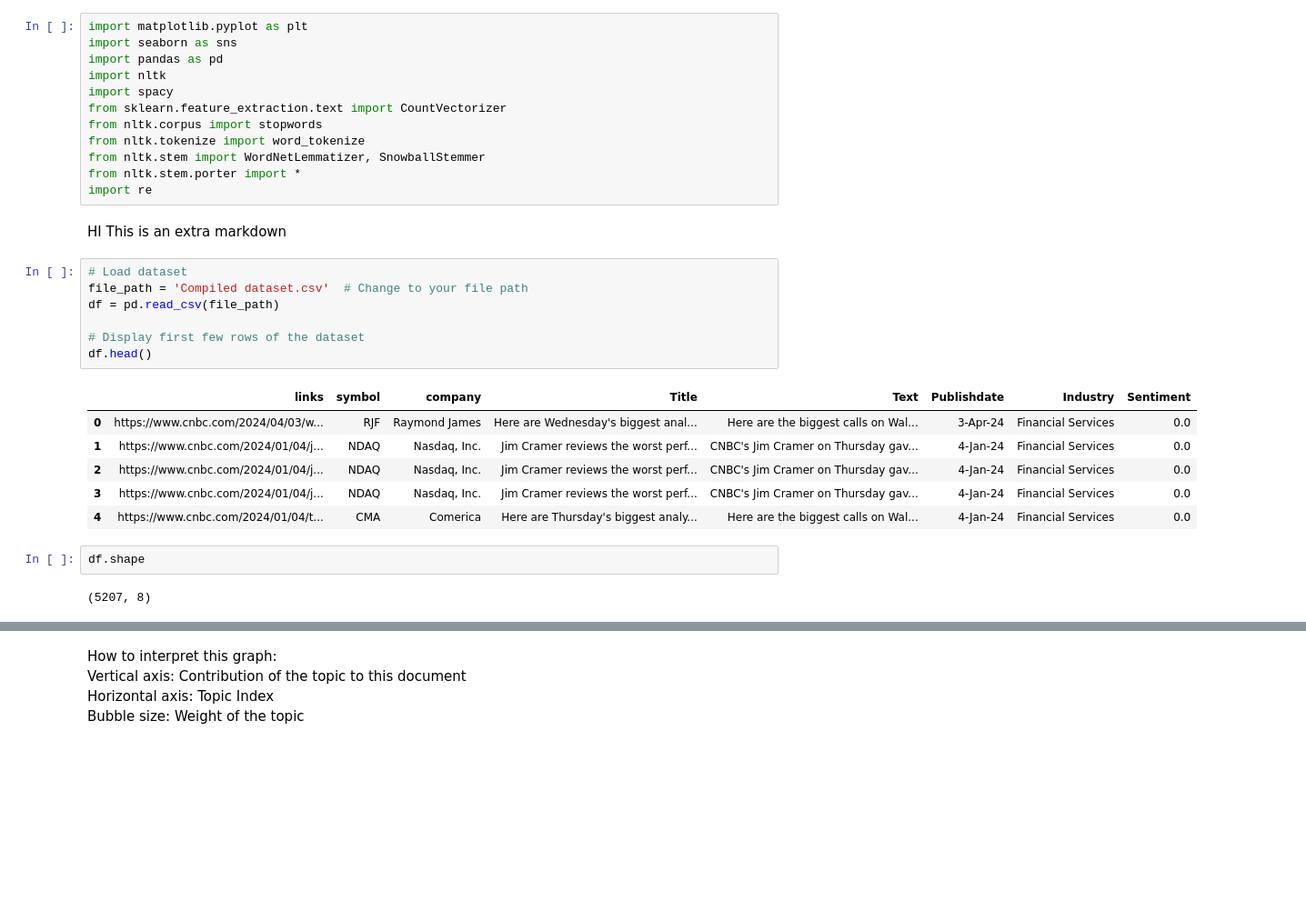
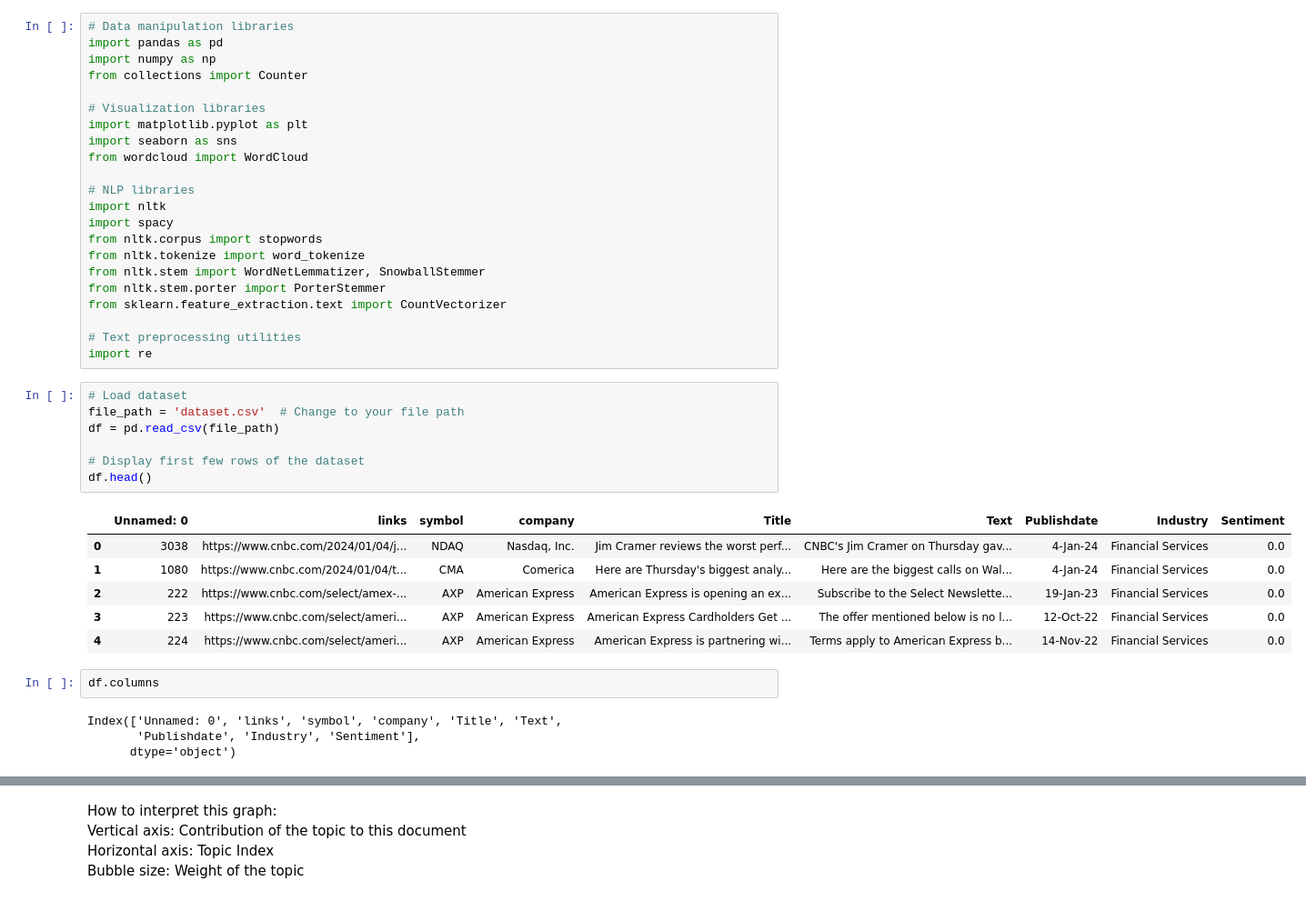
Before and after one commit to GeorgePPP/fyp_nlp, a Jupyter notebook: eda_news.ipynb, the cells around one changed output, grey strips where cells are left out. Shown: that part at 91% size. Saved outputs shown, nothing was run; the diff lists cells and outputs as text; blank space fills up the shorter version.

```diff
--- a/eda_news.ipynb
+++ b/eda_news.ipynb
@@ -1,32 +1,42 @@
 # %%
+# Data manipulation libraries
+import pandas as pd
+import numpy as np
+from collections import Counter
+
+# Visualization libraries
 import matplotlib.pyplot as plt
 import seaborn as sns
-import pandas as pd
+from wordcloud import WordCloud
+
+# NLP libraries
 import nltk
 import spacy
-from sklearn.feature_extraction.text import CountVectorizer
 from nltk.corpus import stopwords
 from nltk.tokenize import word_tokenize
 from nltk.stem import WordNetLemmatizer, SnowballStemmer
-from nltk.stem.porter import *
+from nltk.stem.porter import PorterStemmer
+from sklearn.feature_extraction.text import CountVectorizer
+
+# Text preprocessing utilities
 import re
-# %% [markdown]
-HI This is an extra markdown
 # %%
 # Load dataset
-file_path = 'Compiled dataset.csv'  # Change to your file path
+file_path = 'dataset.csv'  # Change to your file path
 df = pd.read_csv(file_path)
 
 # Display first few rows of the dataset
 df.head()
 # %% [output]
-|  | links | symbol | company | Title | Text | Publishdate | Industry | Sentiment |
-| 0 | https://www.cnbc.com/2024/04/03/w... | RJF | Raymond James | Here are Wednesday's biggest anal... | Here are the biggest calls on Wal... | 3-Apr-24 | Financial Services | 0.0 |
-| 1 | https://www.cnbc.com/2024/01/04/j... | NDAQ | Nasdaq, Inc. | Jim Cramer reviews the worst perf... | CNBC's Jim Cramer on Thursday gav... | 4-Jan-24 | Financial Services | 0.0 |
-| 2 | https://www.cnbc.com/2024/01/04/j... | NDAQ | Nasdaq, Inc. | Jim Cramer reviews the worst perf... | CNBC's Jim Cramer on Thursday gav... | 4-Jan-24 | Financial Services | 0.0 |
-| 3 | https://www.cnbc.com/2024/01/04/j... | NDAQ | Nasdaq, Inc. | Jim Cramer reviews the worst perf... | CNBC's Jim Cramer on Thursday gav... | 4-Jan-24 | Financial Services | 0.0 |
-| 4 | https://www.cnbc.com/2024/01/04/t... | CMA | Comerica | Here are Thursday's biggest analy... | Here are the biggest calls on Wal... | 4-Jan-24 | Financial Services | 0.0 |
+|  | Unnamed: 0 | links | symbol | company | Title | Text | Publishdate | Industry | Sentiment |
+| 0 | 3038 | https://www.cnbc.com/2024/01/04/j... | NDAQ | Nasdaq, Inc. | Jim Cramer reviews the worst perf... | CNBC's Jim Cramer on Thursday gav... | 4-Jan-24 | Financial Services | 0.0 |
+| 1 | 1080 | https://www.cnbc.com/2024/01/04/t... | CMA | Comerica | Here are Thursday's biggest analy... | Here are the biggest calls on Wal... | 4-Jan-24 | Financial Services | 0.0 |
+| 2 | 222 | https://www.cnbc.com/select/amex-... | AXP | American Express | American Express is opening an ex... | Subscribe to the Select Newslette... | 19-Jan-23 | Financial Services | 0.0 |
+| 3 | 223 | https://www.cnbc.com/select/ameri... | AXP | American Express | American Express Cardholders Get ... | The offer mentioned below is no l... | 12-Oct-22 | Financial Services | 0.0 |
+| 4 | 224 | https://www.cnbc.com/select/ameri... | AXP | American Express | American Express is partnering wi... | Terms apply to American Express b... | 14-Nov-22 | Financial Services | 0.0 |
 # %%
-df.shape
+df.columns
 # %% [output]
-(5207, 8)
+Index(['Unnamed: 0', 'links', 'symbol', 'company', 'Title', 'Text',
+       'Publishdate', 'Industry', 'Sentiment'],
+      dtype='object')
```
Also changed, not shown: parts of 33 cells of this notebook, 5 other files.
